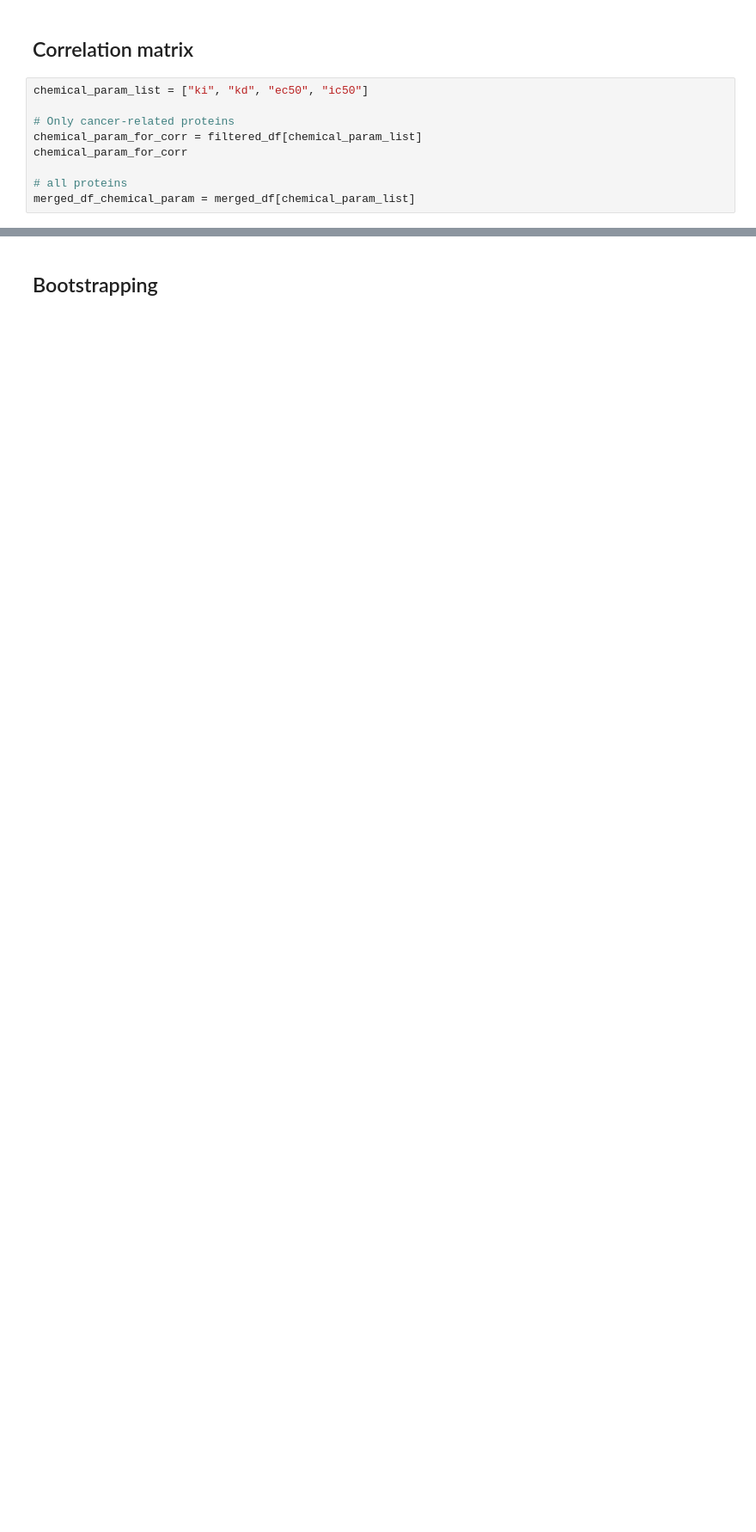
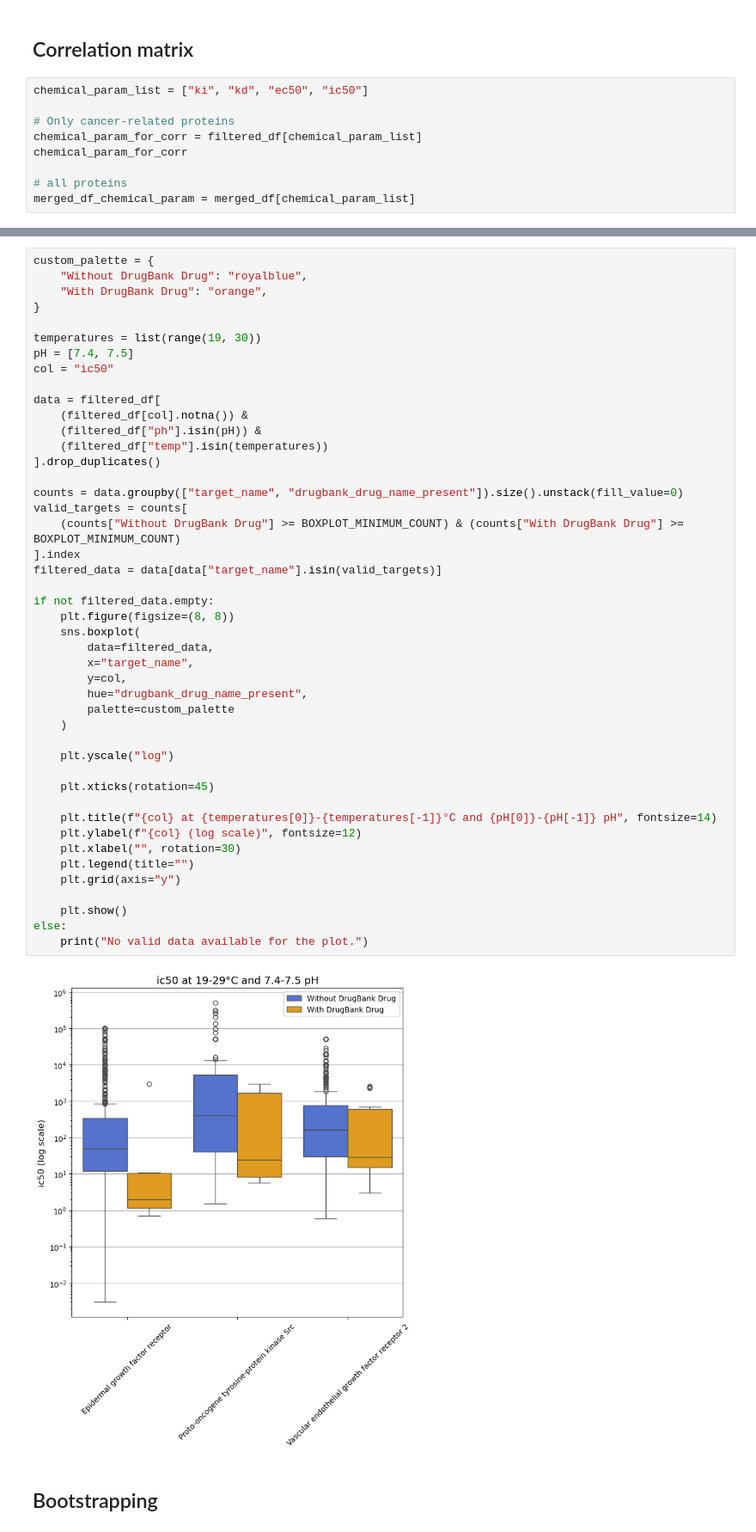
Before and after one commit to epfl-ada/ada-2024-project-hyperbabbage, a Jupyter notebook: chemical_analysis_update.ipynb, the cells around one changed output, grey strips where cells are left out. Shown at 86% size. Cells and saved outputs as stored; diff of their text form; blank space fills up the shorter version.

```diff
--- a/chemical_analysis_update.ipynb
+++ b/chemical_analysis_update.ipynb
@@ -543,3 +464,50 @@ plt.show()
+# %%
+custom_palette = {
+    "Without DrugBank Drug": "royalblue",
+    "With DrugBank Drug": "orange",
+}
+
+temperatures = list(range(19, 30))
+pH = [7.4, 7.5]
+col = "ic50"
+
+data = filtered_df[
+    (filtered_df[col].notna()) &
+    (filtered_df["ph"].isin(pH)) &
+    (filtered_df["temp"].isin(temperatures))
+].drop_duplicates()
+
+counts = data.groupby(["target_name", "drugbank_drug_name_present"]).size().unstack(fill_value=0)
+valid_targets = counts[
+    (counts["Without DrugBank Drug"] >= BOXPLOT_MINIMUM_COUNT) & (counts["With DrugBank Drug"] >= BOXPLOT_MINIMUM_COUNT)
+].index
+filtered_data = data[data["target_name"].isin(valid_targets)]
+
+if not filtered_data.empty:
+    plt.figure(figsize=(8, 8))
+    sns.boxplot(
+        data=filtered_data,
+        x="target_name",
+        y=col,
+        hue="drugbank_drug_name_present",
+        palette=custom_palette
+    )
+
+    plt.yscale("log")
+
+    plt.xticks(rotation=45)
+
+    plt.title(f"{col} at {temperatures[0]}-{temperatures[-1]}°C and {pH[0]}-{pH[-1]} pH", fontsize=14)
+    plt.ylabel(f"{col} (log scale)", fontsize=12)
+    plt.xlabel("", rotation=30)
+    plt.legend(title="")
+    plt.grid(axis="y")
+
+    plt.show()
+else:
+    print("No valid data available for the plot.")
+# %% [output]
+[figure, added]
 # %% [markdown]
 ## Bootstrapping
 # %%
```
Also changed, not shown: parts of 3 cells of this notebook.
